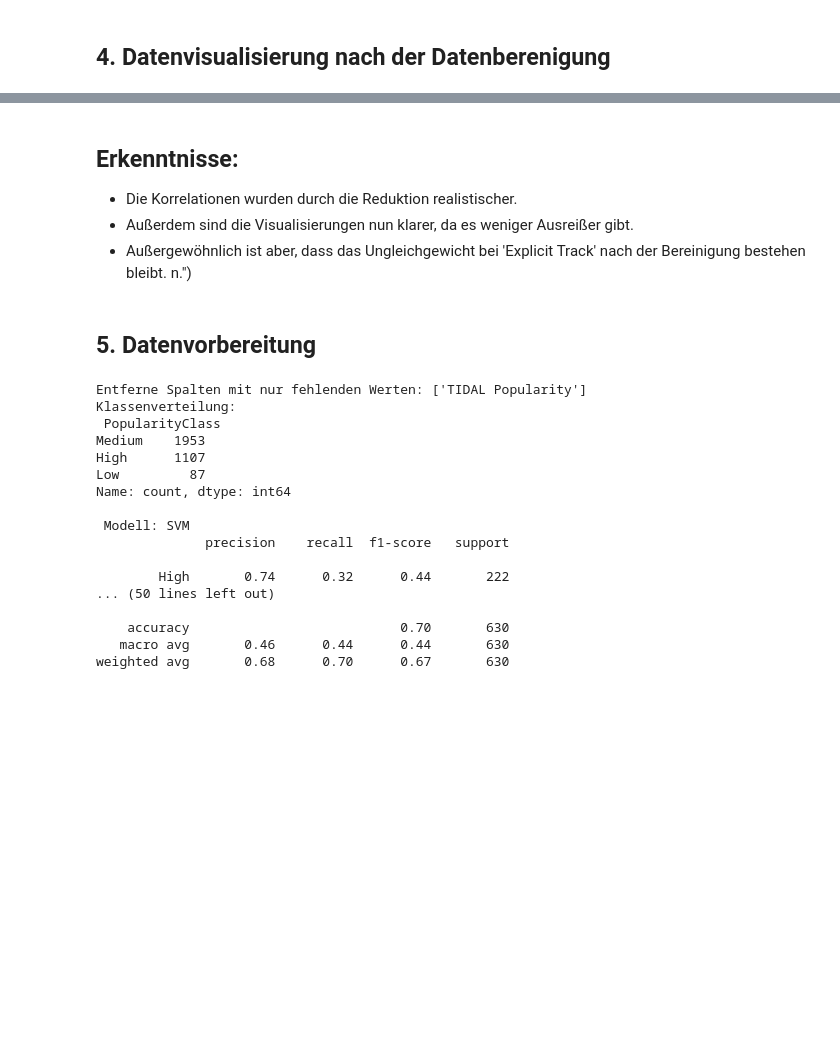
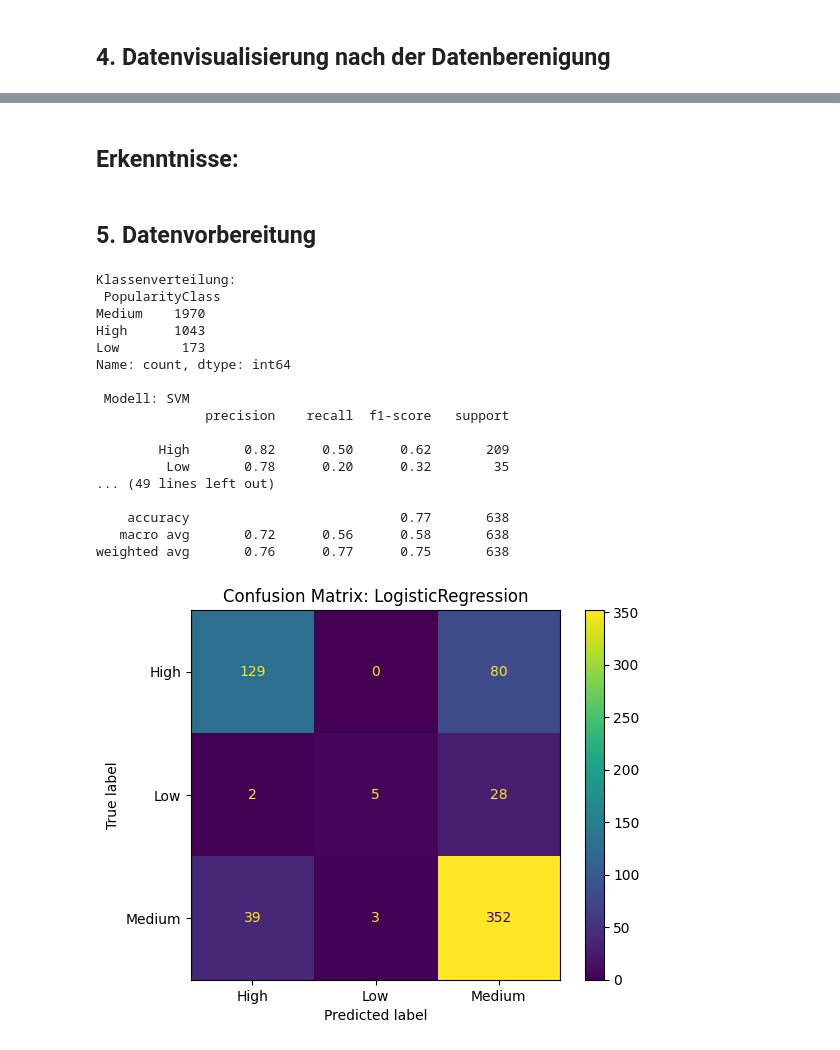
Before and after one commit to Biholari/HTL_Files, a Jupyter notebook: DSAI/4AHIF/Mini Projekt 2/main.ipynb, the cells around one changed output, grey strips where cells are left out. Saved outputs shown, nothing was run; the diff lists cells and outputs as text; code cells hidden in the pictures; blank space fills up the shorter version.

```diff
--- a/DSAI/4AHIF/Mini Projekt 2/main.ipynb
+++ b/DSAI/4AHIF/Mini Projekt 2/main.ipynb
@@ -174,14 +263,8 @@ plt.show()
 # %% [markdown]
 ## Erkenntnisse:
-
-- Die Korrelationen wurden durch die Reduktion realistischer.
-- Außerdem sind die Visualisierungen nun klarer, da es weniger Ausreißer gibt.
-- Außergewöhnlich ist aber, dass das Ungleichgewicht bei 'Explicit Track' nach der Bereinigung bestehen bleibt.
-n.")
 # %% [markdown]
 ## 5. Datenvorbereitung
 # %%
-import numpy as np
 from sklearn.model_selection import train_test_split
 from sklearn.preprocessing import StandardScaler, OneHotEncoder
 from sklearn.compose import ColumnTransformer
@@ -193,6 +276,10 @@ from sklearn.ensemble import RandomForestClassifier
 from sklearn.neighbors import KNeighborsClassifier
 from sklearn.linear_model import LogisticRegression
 from sklearn.metrics import classification_report
+from sklearn.metrics import accuracy_score, f1_score, precision_score, recall_score, matthews_corrcoef, confusion_matrix, ConfusionMatrixDisplay
+from sklearn.model_selection import GridSearchCV
+import time
+import matplotlib.pyplot as plt
 
 df = pd.read_csv("korr.csv")
 
@@ -206,7 +293,7 @@ def popularity_class(value):
 
 df["PopularityClass"] = df["Spotify Popularity"].apply(popularity_class)
 
-X = df.drop(columns=["Spotify Popularity", "PopularityClass", "Track", "Album Name", "Artist", "ISRC", "Release Date"])
+X = df.drop(columns=["Spotify Popularity", "PopularityClass"])
 
 missing_only_cols = [col for col in X.columns if X[col].isnull().all()]
 if missing_only_cols:
@@ -239,39 +326,86 @@ preprocessor = ColumnTransformer([
     ("cat", cat_pipeline, cat_features)
 ])
 
 models = {
     "SVM": SVC(),
     "Decision Tree": DecisionTreeClassifier(),
     "Random Forest": RandomForestClassifier(),
     "KNN": KNeighborsClassifier(),
     "Logistic Regression": LogisticRegression(max_iter=1000)
 }
 
 for name, model in models.items():
     clf_pipeline = Pipeline([
         ("preprocessing", preprocessor),
         ("classifier", model)
     ])
 
     print(f"\n Modell: {name}")
     clf_pipeline.fit(X_train, y_train)
     y_pred = clf_pipeline.predict(X_val)
     print(classification_report(y_val, y_pred, zero_division=0))
+
+models = {
+    "LogisticRegression": LogisticRegression(),
+    "RandomForest": RandomForestClassifier(),
+    "SVM": SVC(),
+    "DecisionTree": DecisionTreeClassifier(),
+    "KNN": KNeighborsClassifier()
+}
+
+params = {
+    "LogisticRegression": {"model__C": [0.1, 1, 10]},
+    "RandomForest": {"model__n_estimators": [50, 100], "model__max_depth": [5, 10]},
+    "SVM": {"model__C": [0.1, 1], "model__kernel": ['linear', 'rbf']},
+    "DecisionTree": {"model__max_depth": [3, 5, 10]},
+    "KNN": {"model__n_neighbors": [3, 5, 7]}
+}
+
+results = []
+
+for name, model in models.items():
+    pipe = Pipeline([
+        ("preprocessor", preprocessor),
+        ("model", model)
+    ])
+
+    grid = GridSearchCV(pipe, param_grid=params[name], cv=5, n_jobs=-1)
+    start = time.time()
+    grid.fit(X_train, y_train)
+    end = time.time()
+
+    best_model = grid.best_estimator_
+    y_pred = best_model.predict(X_val)
+
+    results.append({
+        "Model": name,
+        "Accuracy": accuracy_score(y_val, y_pred),
+        "F1": f1_score(y_val, y_pred, average='weighted'),
+        "Precision": precision_score(y_val, y_pred, average='weighted'),
+        "Recall": recall_score(y_val, y_pred, average='weighted'),
+        "MCC": matthews_corrcoef(y_val, y_pred),
+        "Time (s)": round(end - start, 2)
+    })
+    # Confusion Matrix
+    ConfusionMatrixDisplay.from_estimator(best_model, X_val, y_val)
+    plt.title(f"Confusion Matrix: {name}")
+    plt.show()
 # %% [output]
-Entferne Spalten mit nur fehlenden Werten: ['TIDAL Popularity']
 Klassenverteilung:
  PopularityClass
-Medium    1953
-High      1107
-Low         87
+Medium    1970
+High      1043
+Low        173
 Name: count, dtype: int64
 
  Modell: SVM
               precision    recall  f1-score   support
 
-        High       0.74      0.32      0.44       222
-... (50 lines left out)
+        High       0.82      0.50      0.62       209
+         Low       0.78      0.20      0.32        35
+... (49 lines left out)
 
-    accuracy                           0.70       630
-   macro avg       0.46      0.44      0.44       630
-weighted avg       0.68      0.70      0.67       630
+    accuracy                           0.77       638
+   macro avg       0.72      0.56      0.58       638
+weighted avg       0.76      0.77      0.75       638
+[figure, added]
```
Also changed, not shown: parts of 6 cells of this notebook, 1 other file.
